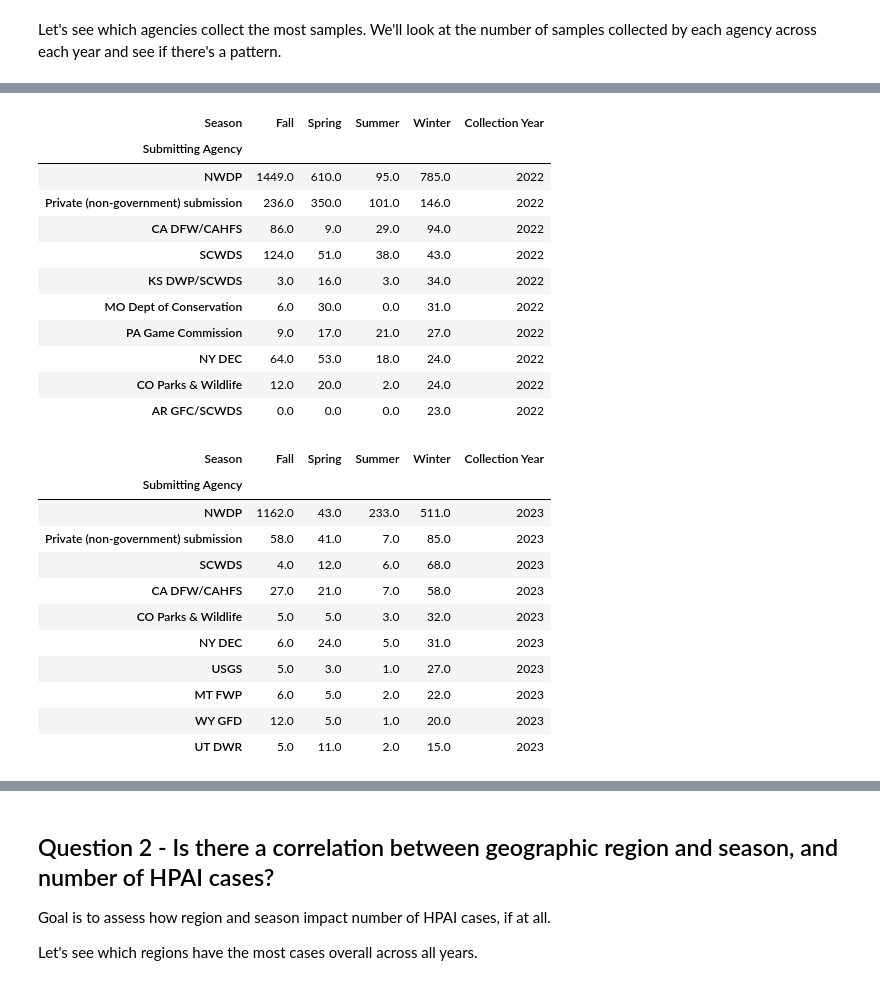
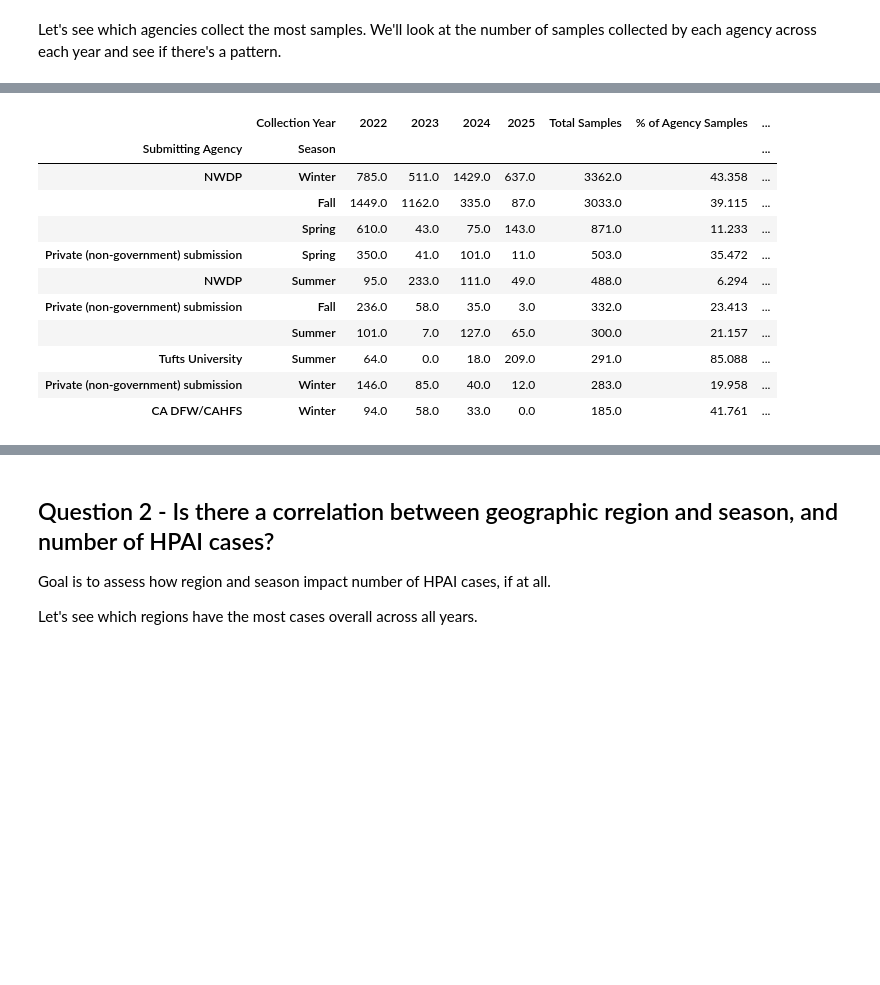
Before and after one commit to Sharyyy345/Math_316_Project1, a Jupyter notebook: notebooks/main_insights.ipynb, the cells around one changed output, grey strips where cells are left out. Saved outputs shown, nothing was run; the diff lists cells and outputs as text; code cells hidden in the pictures; blank space fills up the shorter version.

```diff
--- a/notebooks/main_insights.ipynb
+++ b/notebooks/main_insights.ipynb
@@ -121,8 +121,16 @@ Goal is to see if there's any bias in the data based on when and where agencies
 # %% [markdown]
 Let's see which agencies collect the most samples. We'll look at the number of samples collected by each agency across each year and see if there's a pattern.
 # %%
+df3 = df2.copy()
+df3 = df3.loc[df3['Collection Year'].isin(['2022','2023','2024','2025'])]
 
-df3 = df2.groupby(['Submitting Agency', 'Collection Year']).size().reset_index(name='Samples Collected').sort_values(by=['Samples Collected'], ascending=False)
-df3_pivot = df3.pivot_table(index='Submitting Agency', columns='Collection Year', values='Samples Collected', fill_value=0).sort_values(by=['2021','2022','2023','2024','2025'], ascending=False)
-df3_pivot.head(n=20)
+df3 = df3.groupby(['Submitting Agency', 'Collection Year']).size().reset_index(name='Samples Collected').sort_values(by=['Samples Collected'], ascending=False)
+df3_pivot = df3.pivot_table(index='Submitting Agency', columns='Collection Year', values='Samples Collected', fill_value=0).sort_values(by=['2022','2023','2024','2025'], ascending=False)
+
+agency_totals = df3_pivot.sum(axis=1)
+year_totals = df3_pivot.sum(axis=0)
+df3_pivot['Total Samples'] = df3_pivot.sum(axis=1)
+df3_pivot['% of All Samples'] = round(agency_totals / year_totals.sum() * 100.0, ndigits=3)
+
+df3_pivot.head(n=10)
 # %% [output]
@@ -151,48 +153,31 @@ The NWDP (National Wildlife Disease Program) is the agency that collects the mos
 
 Let's drill down into how many samples each agency collects during the seasons.
 # %%
-from IPython.display import display
-
 df4 = df2.copy()
+df4 = df4.loc[df4['Collection Year'].isin(['2022','2023','2024','2025'])]
 
 df4 = df4.groupby(['Submitting Agency', 'Collection Year', 'Season']).size().reset_index(name='Samples Collected').sort_values(by=['Samples Collected'], ascending=False)
 
-# for each year, create a pivot table of agencies vs seasons
-# do this for easier viewing
-for year in sorted(df4['Collection Year'].unique()):
-    year_df = df4.loc[df4['Collection Year'] == year]
+df4_pivot = df4.pivot_table(index=['Submitting Agency', 'Season'], columns='Collection Year', values='Samples Collected', fill_value=0)
 
-    # only include years the have data for each season
-    if len(year_df['Season'].unique()) < 4:
-        continue
+agency_totals = df4_pivot.sum(axis=1)
+year_totals = df4_pivot.sum(axis=0)
+df4_pivot['Total Samples'] = df4_pivot.sum(axis=1)
+df4_pivot['% of Agency Samples'] = round(agency_totals / df3_pivot['Total Samples'] * 100.0, ndigits=3)
+df4_pivot['% of All Samples'] = round(agency_totals / year_totals.sum() * 100.0, ndigits=3)
 
-    year_pivot = year_df.pivot_table(index=['Submitting Agency'], columns='Season', values='Samples Collected', fill_value=0)
-    year_pivot = year_pivot.sort_values(by=['Winter', 'Spring', 'Summer', 'Fall'], ascending=False)
-    year_pivot['Collection Year'] = year
-
-    display(year_pivot.head(n=10)) # pretty print the table
+df4_pivot = df4_pivot.sort_values(by=['% of All Samples'], ascending=False)
+df4_pivot.head(n=10)
 # %% [output]
-| Season | Fall | Spring | Summer | Winter | Collection Year |
-| Submitting Agency |  |  |  |  |  |
-| NWDP | 1449.0 | 610.0 | 95.0 | 785.0 | 2022 |
-| Private (non-government) submission | 236.0 | 350.0 | 101.0 | 146.0 | 2022 |
-| CA DFW/CAHFS | 86.0 | 9.0 | 29.0 | 94.0 | 2022 |
-| SCWDS | 124.0 | 51.0 | 38.0 | 43.0 | 2022 |
-| KS DWP/SCWDS | 3.0 | 16.0 | 3.0 | 34.0 | 2022 |
-| MO Dept of Conservation | 6.0 | 30.0 | 0.0 | 31.0 | 2022 |
-| PA Game Commission | 9.0 | 17.0 | 21.0 | 27.0 | 2022 |
-| NY DEC | 64.0 | 53.0 | 18.0 | 24.0 | 2022 |
-| CO Parks & Wildlife | 12.0 | 20.0 | 2.0 | 24.0 | 2022 |
-| AR GFC/SCWDS | 0.0 | 0.0 | 0.0 | 23.0 | 2022 |
+|  | Collection Year | 2022 | 2023 | 2024 | 2025 | Total Samples | % of Agency Samples | ... |
+| Submitting Agency | Season |  |  |  |  |  |  | ... |
+| NWDP | Winter | 785.0 | 511.0 | 1429.0 | 637.0 | 3362.0 | 43.358 | ... |
+|  | Fall | 1449.0 | 1162.0 | 335.0 | 87.0 | 3033.0 | 39.115 | ... |
+|  | Spring | 610.0 | 43.0 | 75.0 | 143.0 | 871.0 | 11.233 | ... |
+| Private (non-government) submission | Spring | 350.0 | 41.0 | 101.0 | 11.0 | 503.0 | 35.472 | ... |
+| NWDP | Summer | 95.0 | 233.0 | 111.0 | 49.0 | 488.0 | 6.294 | ... |
+| Private (non-government) submission | Fall | 236.0 | 58.0 | 35.0 | 3.0 | 332.0 | 23.413 | ... |
+|  | Summer | 101.0 | 7.0 | 127.0 | 65.0 | 300.0 | 21.157 | ... |
+| Tufts University | Summer | 64.0 | 0.0 | 18.0 | 209.0 | 291.0 | 85.088 | ... |
+| Private (non-government) submission | Winter | 146.0 | 85.0 | 40.0 | 12.0 | 283.0 | 19.958 | ... |
+| CA DFW/CAHFS | Winter | 94.0 | 58.0 | 33.0 | 0.0 | 185.0 | 41.761 | ... |
-| Season | Fall | Spring | Summer | Winter | Collection Year |
-| Submitting Agency |  |  |  |  |  |
-| NWDP | 1162.0 | 43.0 | 233.0 | 511.0 | 2023 |
-| Private (non-government) submission | 58.0 | 41.0 | 7.0 | 85.0 | 2023 |
-| SCWDS | 4.0 | 12.0 | 6.0 | 68.0 | 2023 |
-| CA DFW/CAHFS | 27.0 | 21.0 | 7.0 | 58.0 | 2023 |
-| CO Parks & Wildlife | 5.0 | 5.0 | 3.0 | 32.0 | 2023 |
-| NY DEC | 6.0 | 24.0 | 5.0 | 31.0 | 2023 |
-| USGS | 5.0 | 3.0 | 1.0 | 27.0 | 2023 |
-| MT FWP | 6.0 | 5.0 | 2.0 | 22.0 | 2023 |
-| WY GFD | 12.0 | 5.0 | 1.0 | 20.0 | 2023 |
-| UT DWR | 5.0 | 11.0 | 2.0 | 15.0 | 2023 |
```
Also changed, not shown: parts of 9 cells of this notebook, 1 other file.
